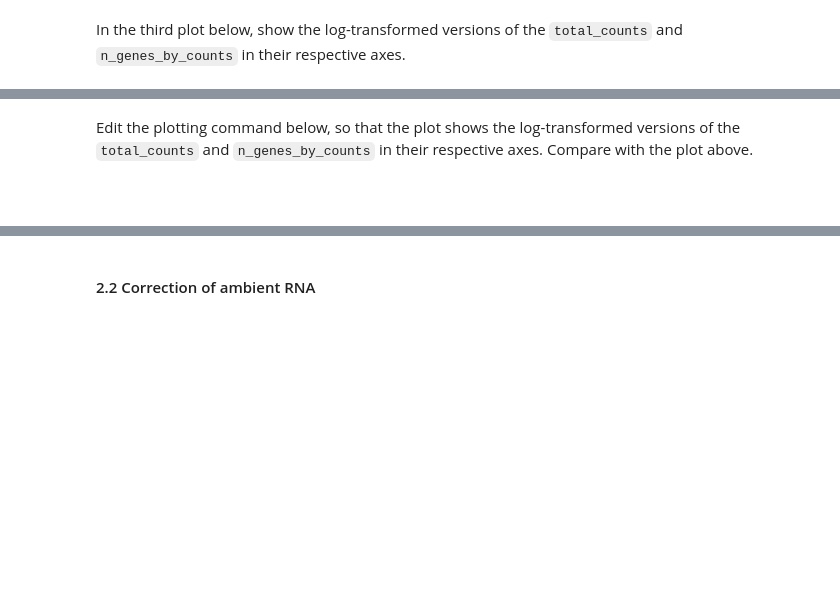
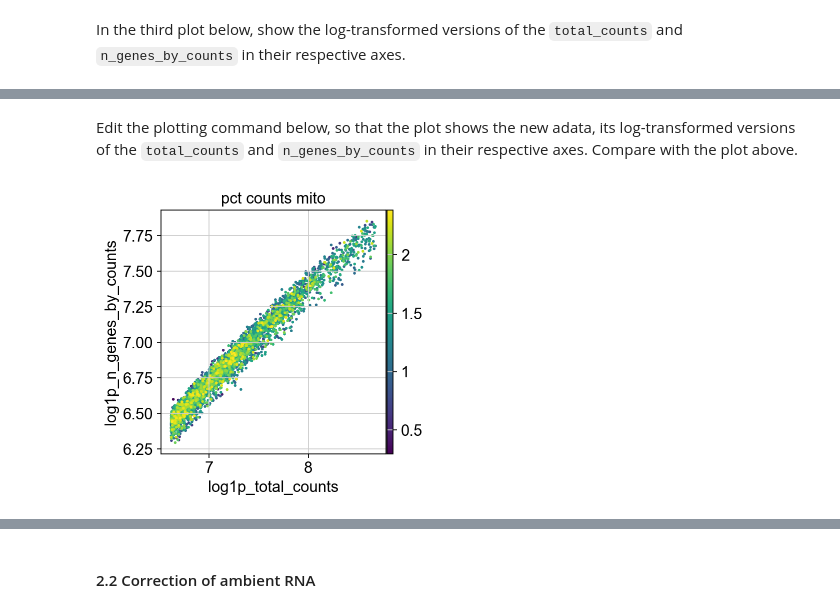
Before and after one commit to Functional-Genomics/scrnaseq_python_2023, a Jupyter notebook: exercises/exercises_01.ipynb, the cells around one changed output, grey strips where cells are left out. Saved outputs shown, nothing was run; the diff lists cells and outputs as text; code cells hidden in the pictures; blank space fills up the shorter version.

Commit message:
Add edits to exercises_01

```diff
--- a/exercises/exercises_01.ipynb
+++ b/exercises/exercises_01.ipynb
@@ -508,6 +173,6 @@ print(f"Number of cells after filtering of low quality cells: {adata.n_obs}")
 # %% [markdown]
-Edit the plotting command below, so that the plot shows the log-transformed versions of the `total_counts` and `n_genes_by_counts` in their respective axes. Compare with the plot above.
+Edit the plotting command below, so that the plot shows the new adata, its log-transformed versions of the `total_counts` and `n_genes_by_counts` in their respective axes. Compare with the plot above.
 # %%
-p4 = sc.pl.scatter(adata, "total_counts", "n_genes_by_counts", color="pct_counts_mito")
+p4 = sc.pl.scatter(adata, "log1p_total_counts", "log1p_n_genes_by_counts", color="pct_counts_mito")
+# %% [output]
+[figure, added]
-# %% [markdown]
-####
```
Also changed, not shown: parts of 67 cells of this notebook.
